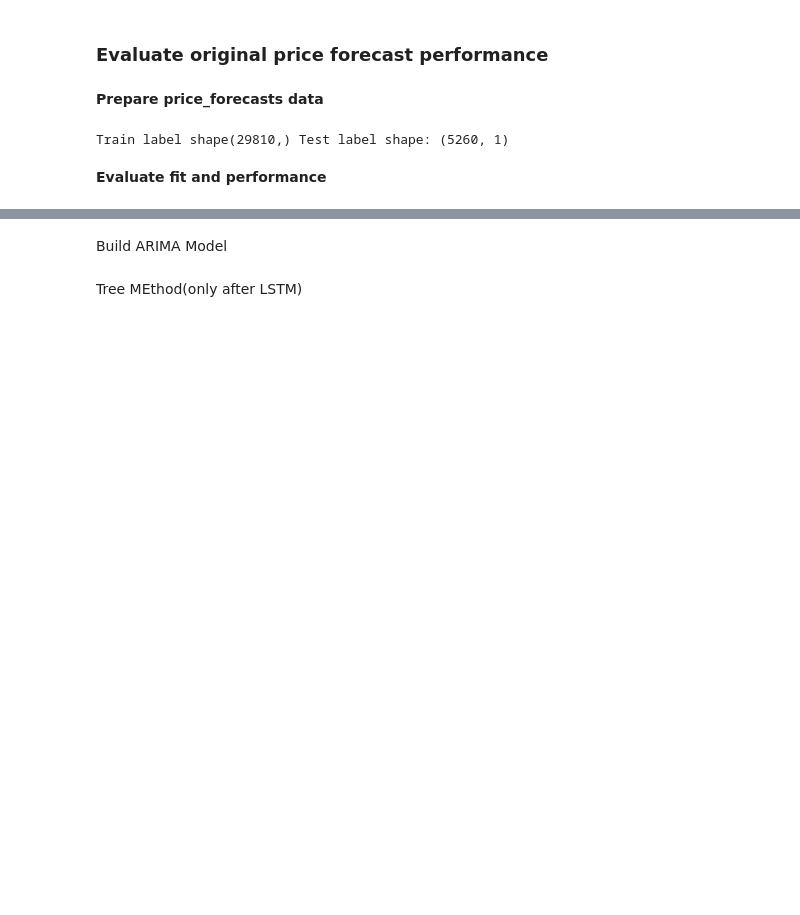
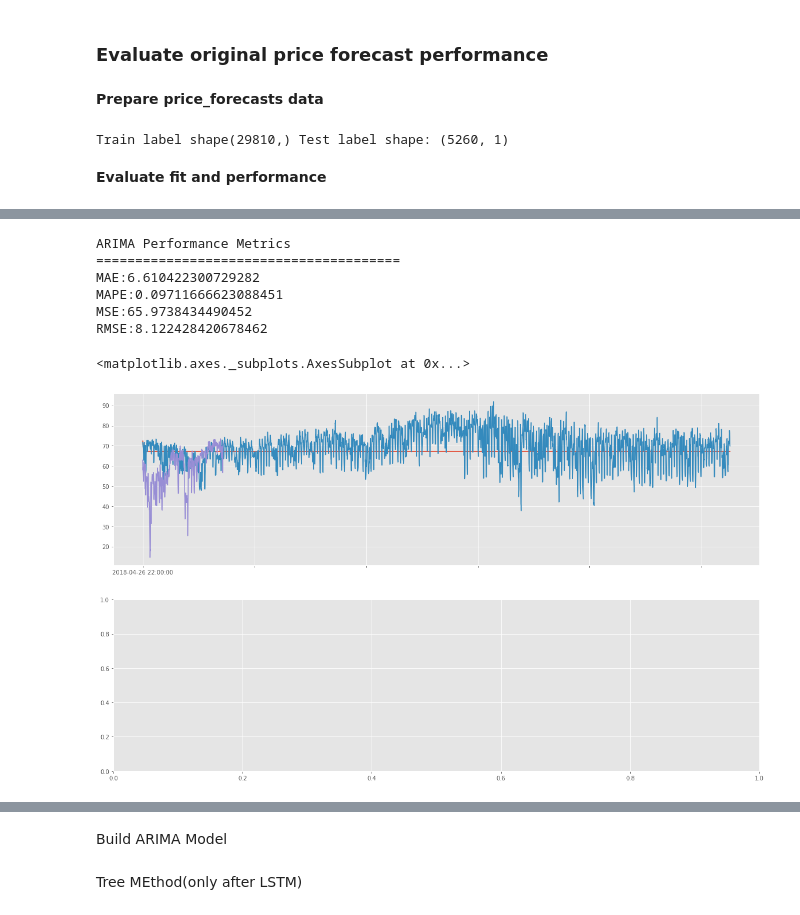
Before and after one commit to KishenSharma6/SpainEnergyAnalysis, a Jupyter notebook: Project_Codes/04_Modeling/2020_0622_Model_Development.ipynb, the cells around one changed output, grey strips where cells are left out. Drawn from its saved outputs; the diff is of its cells as text; code cells hidden in the pictures; blank space fills up the shorter version.

```diff
--- a/Project_Codes/04_Modeling/2020_0622_Model_Development.ipynb
+++ b/Project_Codes/04_Modeling/2020_0622_Model_Development.ipynb
@@ -185,0 +272,29 @@ Build Smoothing model that accomodates Seasonality
+# %%
+#Create forecast
+fc,se,conf = model_fitted.forecast(len(test_univariate))
+
+#Evaluate ARIMA's Performance
+arima_metrics = model_performance(fc,test_univariate,'ARIMA')
+
+#Store fc,conf in df for plotting
+forecasts = pd.DataFrame(fc, index=test_univariate.index)
+forecasts.columns = ['forecast']
+forecasts['lower'] = conf[:,0]
+forecasts['upper'] = conf[:,1]
+
+#Set Figure
+f, ax = plt.subplots(2,1,figsize = (20,12))
+
+#Plot Data
+timeseries_plot(forecasts['forecast'], ax = ax[0])
+timeseries_plot(test_univariate, ax = ax[0])
+timeseries_plot(train_univariate[-30*24:], ax = ax[0])
+# %% [output]
+ARIMA Performance Metrics
+=======================================
+MAE:6.610422300729282
+MAPE:0.09711666623088451
+MSE:65.9738434490452
+RMSE:8.122428420678462
+<matplotlib.axes._subplots.AxesSubplot at 0x...>
+[figure, added]
```
Also changed, not shown: parts of 43 cells of this notebook, 3 other files.
